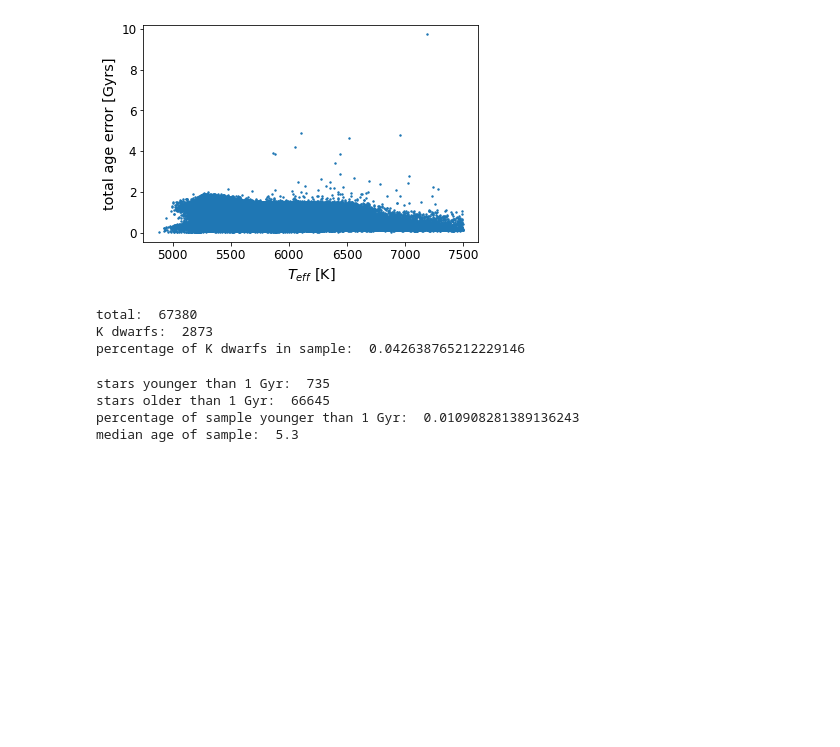
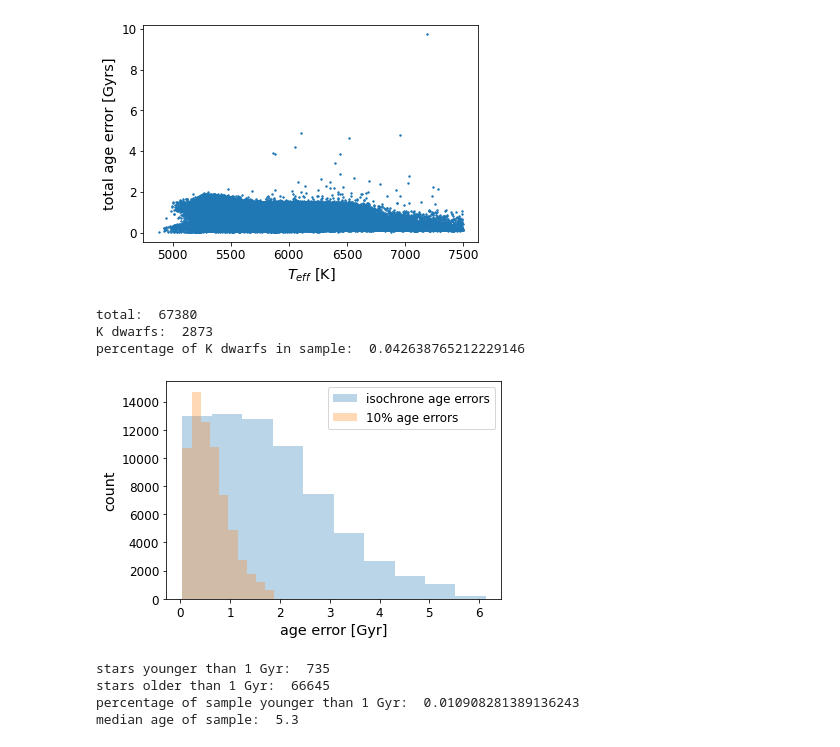
Before and after one commit to exoclam/mastrangelo, a Jupyter notebook: notebooks/stars-and-planets.ipynb, the cells around one changed output. Saved outputs shown, nothing was run; the diff lists cells and outputs as text; code cells hidden in the pictures; blank space fills up the shorter version.

```diff
--- a/notebooks/stars-and-planets.ipynb
+++ b/notebooks/stars-and-planets.ipynb
@@ -163,6 +163,15 @@ print("percentage of K dwarfs in sample: ", len(catalog.loc[catalog.iso_teff < 5
 total:  67380
 K dwarfs:  2873
 percentage of K dwarfs in sample:  0.042638765212229146
+# %%
+plt.hist(0.5*(catalog.iso_age_err1-catalog.iso_age_err2), alpha=0.3, label='isochrone age errors')
+plt.hist(0.1*catalog.iso_age, alpha=0.3, label='10% age errors')
+plt.legend()
+plt.ylabel('count')
+plt.xlabel('age error [Gyr]')
+plt.show()
+# %% [output]
+[figure, added]
 # %%
 # young vs old fraction
 print("stars younger than 1 Gyr: ", len(catalog.loc[catalog.iso_age <= 1]))
```
Also changed, not shown: 3 other files.
